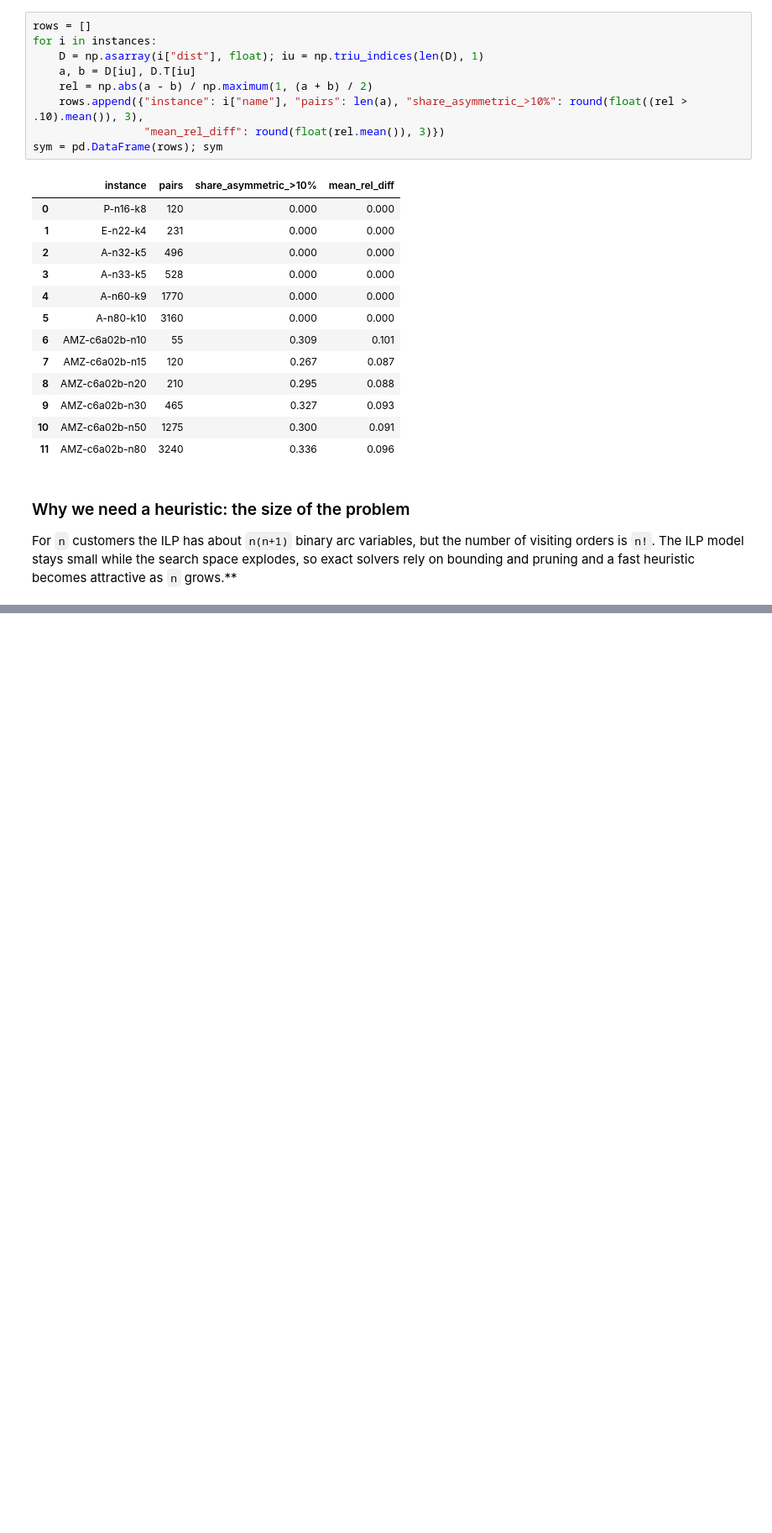
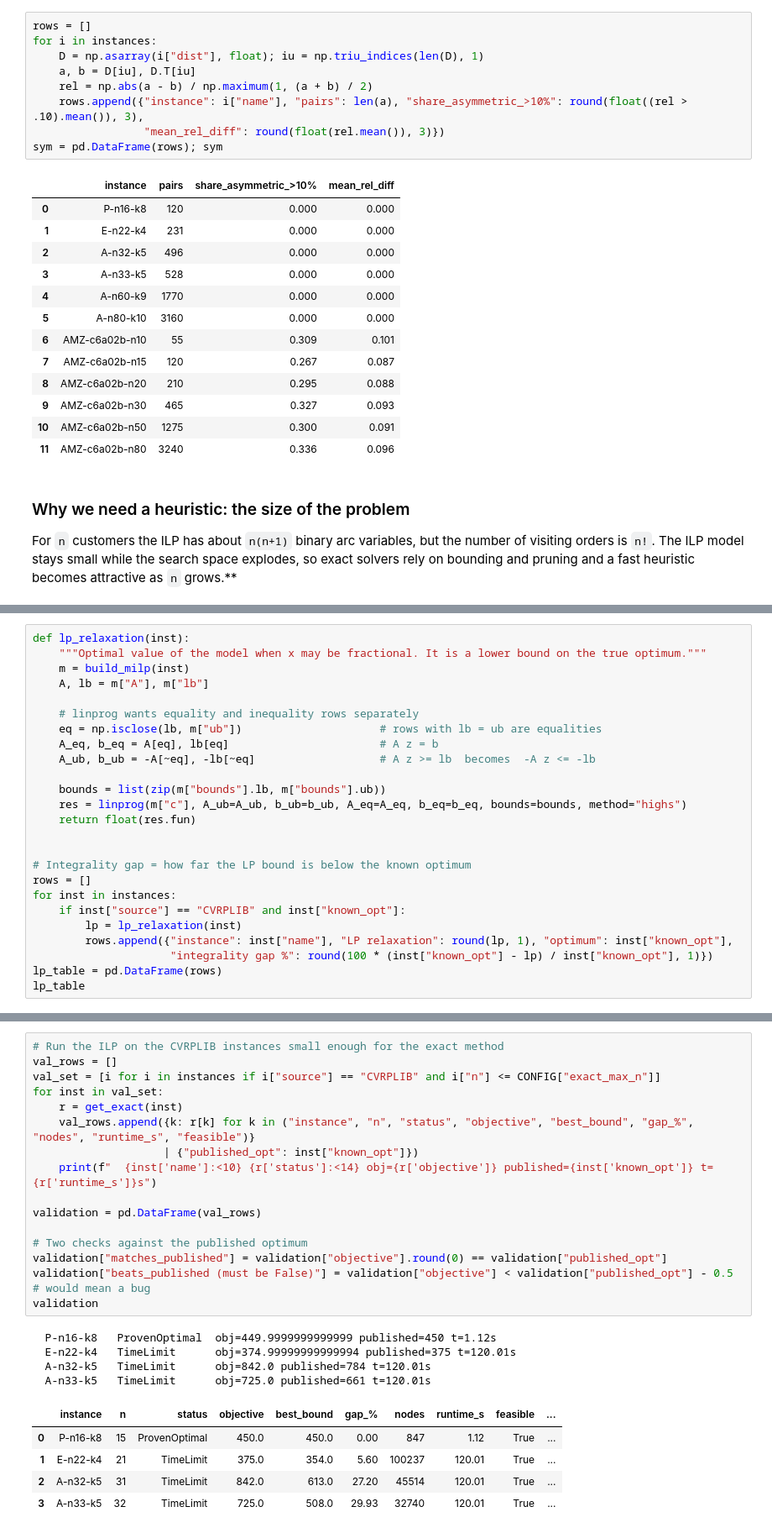
Before and after one commit to Ishara-Mee/IT-5082-OM-Assignment, a Jupyter notebook: IT-5082-OM- CVRP Optimization.ipynb, the cells around one changed output, grey strips where cells are left out. Shown at 84% size. Cells and saved outputs as stored; diff of their text form; blank space fills up the shorter version.

```diff
--- a/IT-5082-OM- CVRP Optimization.ipynb
+++ b/IT-5082-OM- CVRP Optimization.ipynb
@@ -314,0 +498,25 @@ ax.set_title("The ILP stays small, the search space does not"); plt.savefig(FIG
+# %%
+def lp_relaxation(inst):
+    """Optimal value of the model when x may be fractional. It is a lower bound on the true optimum."""
+    m = build_milp(inst)
+    A, lb = m["A"], m["lb"]
+
+    # linprog wants equality and inequality rows separately
+    eq = np.isclose(lb, m["ub"])                     # rows with lb = ub are equalities
+    A_eq, b_eq = A[eq], lb[eq]                       # A z = b
+    A_ub, b_ub = -A[~eq], -lb[~eq]                   # A z >= lb  becomes  -A z <= -lb
+
+    bounds = list(zip(m["bounds"].lb, m["bounds"].ub))
+    res = linprog(m["c"], A_ub=A_ub, b_ub=b_ub, A_eq=A_eq, b_eq=b_eq, bounds=bounds, method="highs")
+    return float(res.fun)
+
+
+# Integrality gap = how far the LP bound is below the known optimum
+rows = []
+for inst in instances:
+    if inst["source"] == "CVRPLIB" and inst["known_opt"]:
+        lp = lp_relaxation(inst)
+        rows.append({"instance": inst["name"], "LP relaxation": round(lp, 1), "optimum": inst["known_opt"],
+                     "integrality gap %": round(100 * (inst["known_opt"] - lp) / inst["known_opt"], 1)})
+lp_table = pd.DataFrame(rows)
+lp_table
@@ -314,0 +536,26 @@ ax.set_title("The ILP stays small, the search space does not"); plt.savefig(FIG
+# %%
+# Run the ILP on the CVRPLIB instances small enough for the exact method
+val_rows = []
+val_set = [i for i in instances if i["source"] == "CVRPLIB" and i["n"] <= CONFIG["exact_max_n"]]
+for inst in val_set:
+    r = get_exact(inst)
+    val_rows.append({k: r[k] for k in ("instance", "n", "status", "objective", "best_bound", "gap_%", "nodes", "runtime_s", "feasible")}
+                    | {"published_opt": inst["known_opt"]})
+    print(f"  {inst['name']:<10} {r['status']:<14} obj={r['objective']} published={inst['known_opt']} t={r['runtime_s']}s")
+
+validation = pd.DataFrame(val_rows)
+
+# Two checks against the published optimum
+validation["matches_published"] = validation["objective"].round(0) == validation["published_opt"]
+validation["beats_published (must be False)"] = validation["objective"] < validation["published_opt"] - 0.5   # would mean a bug
+validation
+# %% [output]
+  P-n16-k8   ProvenOptimal  obj=449.9999999999999 published=450 t=1.12s
+  E-n22-k4   TimeLimit      obj=374.99999999999994 published=375 t=120.01s
+  A-n32-k5   TimeLimit      obj=842.0 published=784 t=120.01s
+  A-n33-k5   TimeLimit      obj=725.0 published=661 t=120.01s
+|  | instance | n | status | objective | best_bound | gap_% | nodes | runtime_s | feasible | ... |
+| 0 | P-n16-k8 | 15 | ProvenOptimal | 450.0 | 450.0 | 0.00 | 847 | 1.12 | True | ... |
+| 1 | E-n22-k4 | 21 | TimeLimit | 375.0 | 354.0 | 5.60 | 100237 | 120.01 | True | ... |
+| 2 | A-n32-k5 | 31 | TimeLimit | 842.0 | 613.0 | 27.20 | 45514 | 120.01 | True | ... |
+| 3 | A-n33-k5 | 32 | TimeLimit | 725.0 | 508.0 | 29.93 | 32740 | 120.01 | True | ... |
```
Also changed, not shown: parts of 15 cells of this notebook, 4 other files.
